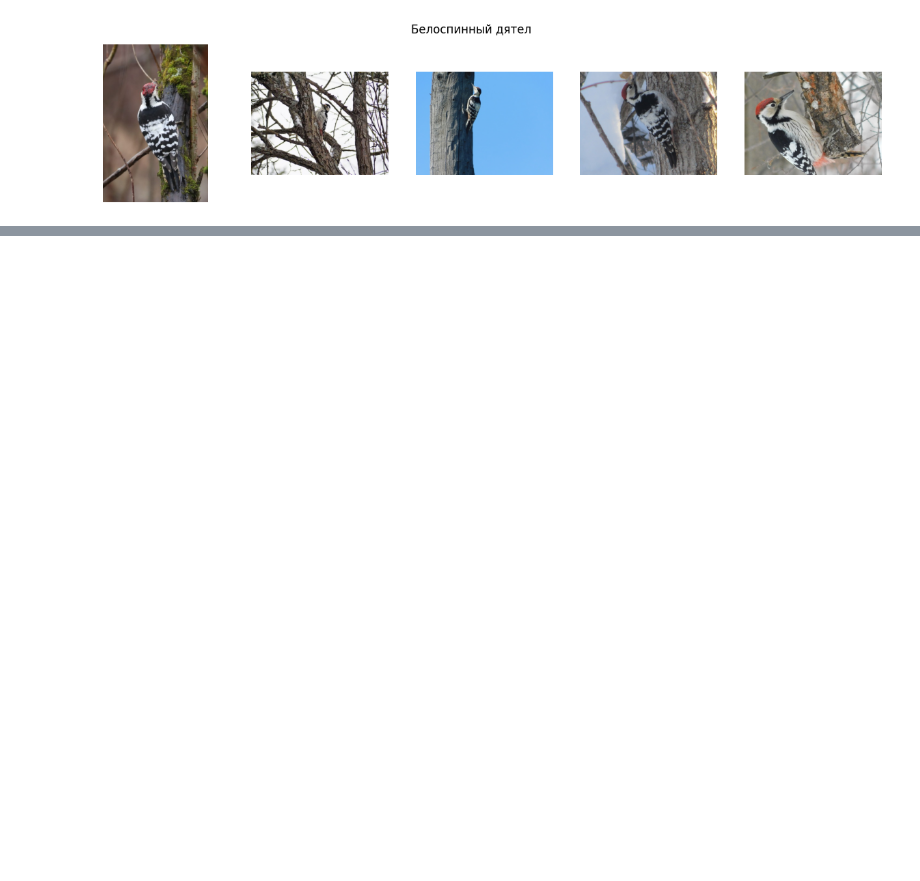
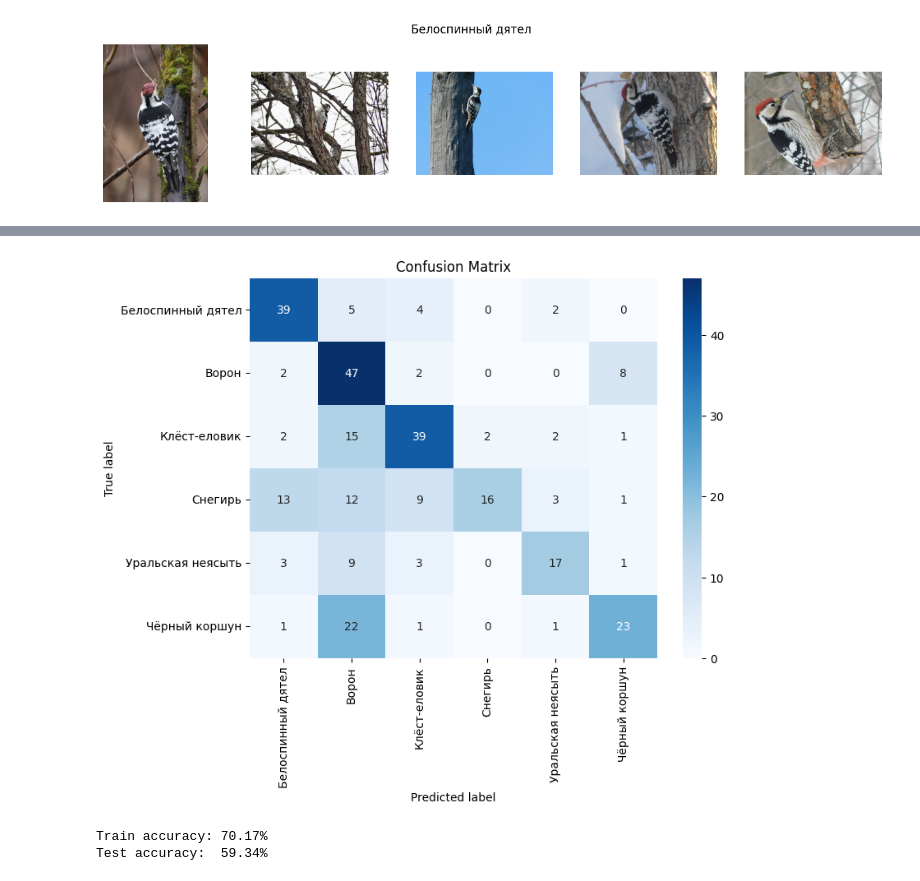
Before and after one commit to hysterria/Naturalist, a Jupyter notebook: main.ipynb, the cells around one changed output, grey strips where cells are left out. Drawn from its saved outputs; the diff is of its cells as text; code cells hidden in the pictures; blank space fills up the shorter version.

```diff
--- a/main.ipynb
+++ b/main.ipynb
@@ -147,0 +216,9 @@ FileNotFoundError: Found no valid file for the classes Пёстрые дятлы
+# %%
+PROJECT_ROOT = Path.cwd()
+
+DATA_DIR = PROJECT_ROOT / "data" / "prepared"
+TRAIN_DIR = DATA_DIR / "train"
+VAL_DIR   = DATA_DIR / "val"
+TEST_DIR  = DATA_DIR / "test"
+
+assert TRAIN_DIR.exists(), "Train data not found"
@@ -147,0 +432,44 @@ FileNotFoundError: Found no valid file for the classes Пёстрые дятлы
+# %%
+from sklearn.metrics import confusion_matrix
+import numpy as np
+
+model.eval()
+y_true = []
+y_pred = []
+
+with torch.no_grad():
+    for images, labels in test_loader:
+        images = images.to(device)
+        labels = labels.to(device)
+
+        outputs = model(images)
+        _, preds = torch.max(outputs, 1)
+
+        y_true.extend(labels.cpu().numpy())
+        y_pred.extend(preds.cpu().numpy())
+# %%
+import seaborn as sns
+
+cm = confusion_matrix(y_true, y_pred)
+
+plt.figure(figsize=(8, 6))
+sns.heatmap(
+    cm,
+    annot=True,
+    fmt="d",
+    cmap="Blues",
+    xticklabels=train_ds.classes,
+    yticklabels=train_ds.classes
+)
+plt.xlabel("Predicted label")
+plt.ylabel("True label")
+plt.title("Confusion Matrix")
+plt.show()
+# %% [output]
+[figure, added]
+# %%
+print(f"Train accuracy: {train_acc * 100:.2f}%")
+print(f"Test accuracy:  {test_acc * 100:.2f}%")
+# %% [output]
+Train accuracy: 70.17%
+Test accuracy:  59.34%
```
Also changed, not shown: parts of 27 cells of this notebook, 3 other files.
